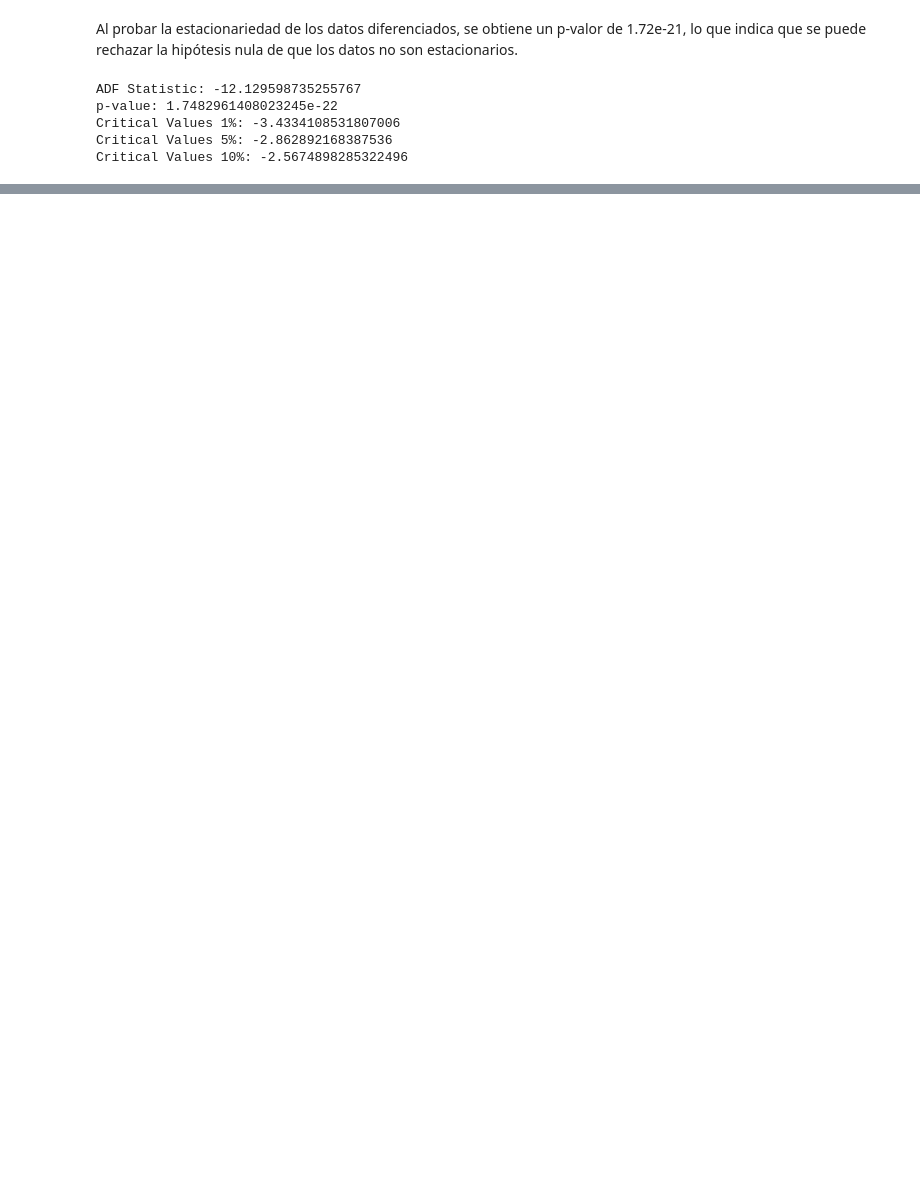
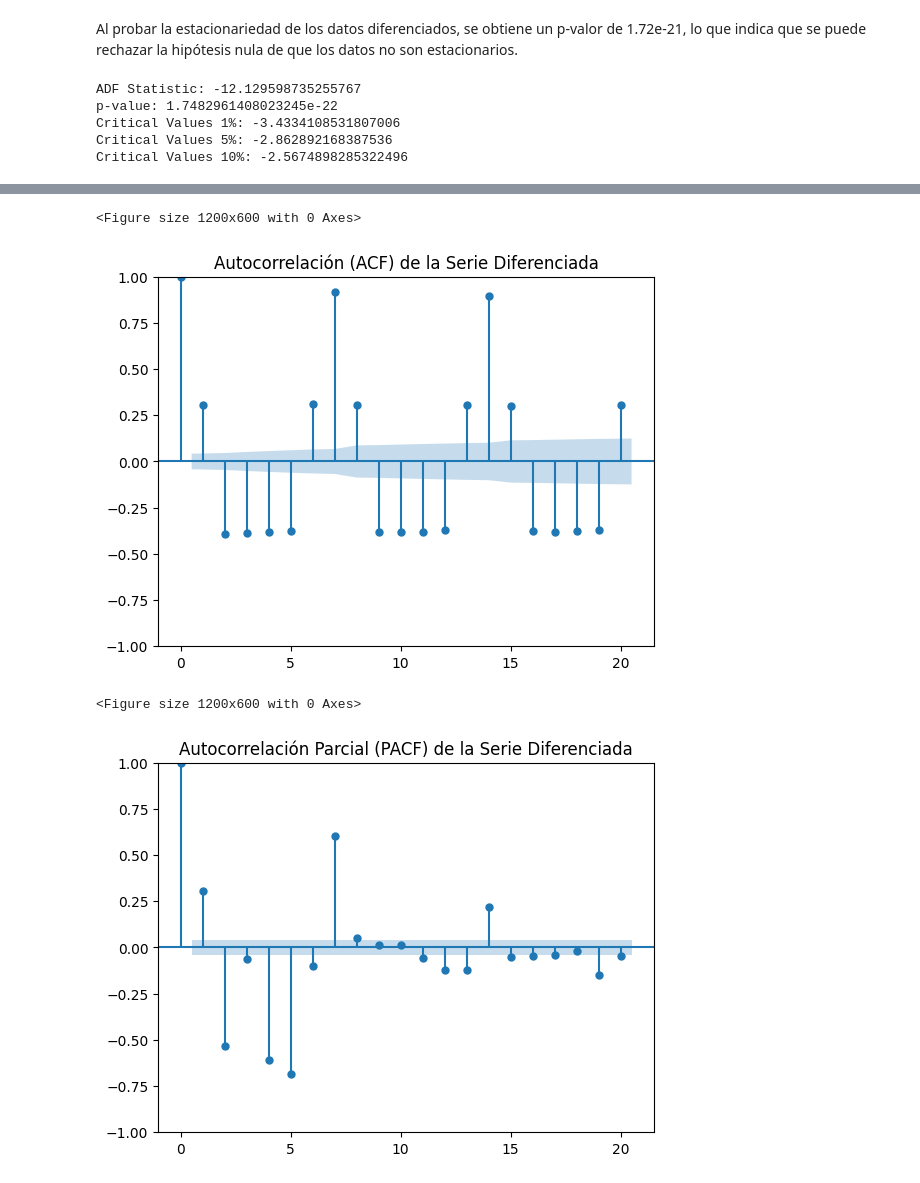
Before and after one commit to gabalvarezmc/AnalisisDatos_T3, a Jupyter notebook: AR models.ipynb, the cells around one changed output, grey strips where cells are left out. Saved outputs shown, nothing was run; the diff lists cells and outputs as text; code cells hidden in the pictures; blank space fills up the shorter version.

```diff
--- a/AR models.ipynb
+++ b/AR models.ipynb
@@ -206,0 +277,17 @@ AR(4): coeficientes = [ 0.40097844 -0.83091808  0.21505055 -0.62763184], interce
+# %%
+from statsmodels.graphics.tsaplots import plot_acf, plot_pacf
+
+plt.figure(figsize=(12, 6))
+plot_acf(df['visitors_diff'].dropna(), lags=20)
+plt.title("Autocorrelación (ACF) de la Serie Diferenciada")
+plt.show()
+
+plt.figure(figsize=(12, 6))
+plot_pacf(df['visitors_diff'].dropna(), lags=20)
+plt.title("Autocorrelación Parcial (PACF) de la Serie Diferenciada")
+plt.show()
+# %% [output]
+<Figure size 1200x600 with 0 Axes>
+[figure, added]
+<Figure size 1200x600 with 0 Axes>
+[figure, added]
```
Also changed, not shown: parts of 7 cells of this notebook.
